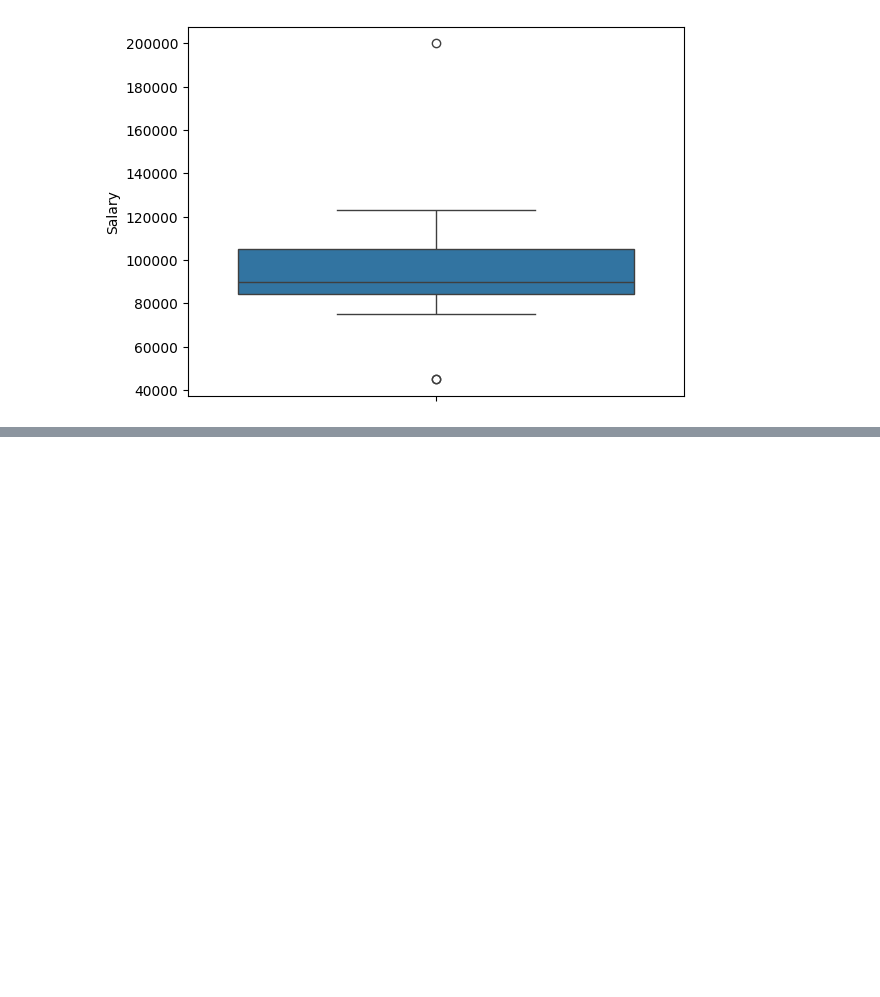
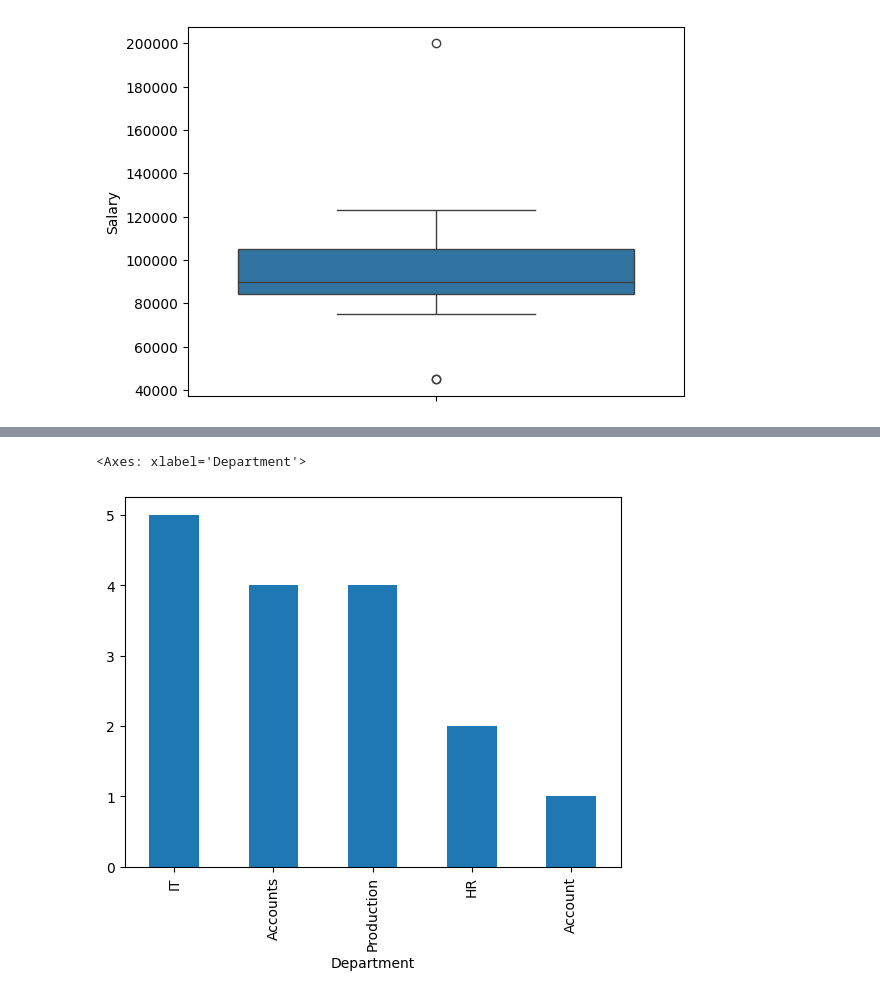
Before and after one commit to Humza134/Pandas, a Jupyter notebook: pandas/Pandas_class_2.ipynb, the cells around one changed output, grey strips where cells are left out. Drawn from its saved outputs; the diff is of its cells as text; code cells hidden in the pictures; blank space fills up the shorter version.

```diff
--- a/pandas/Pandas_class_2.ipynb
+++ b/pandas/Pandas_class_2.ipynb
@@ -85,0 +148,5 @@ sns.boxplot(data.Salary)
+# %%
+data['Department'].value_counts().plot(kind="bar")
+# %% [output]
+<Axes: xlabel='Department'>
+[figure, added]
```
Also changed, not shown: parts of 19 cells of this notebook.
